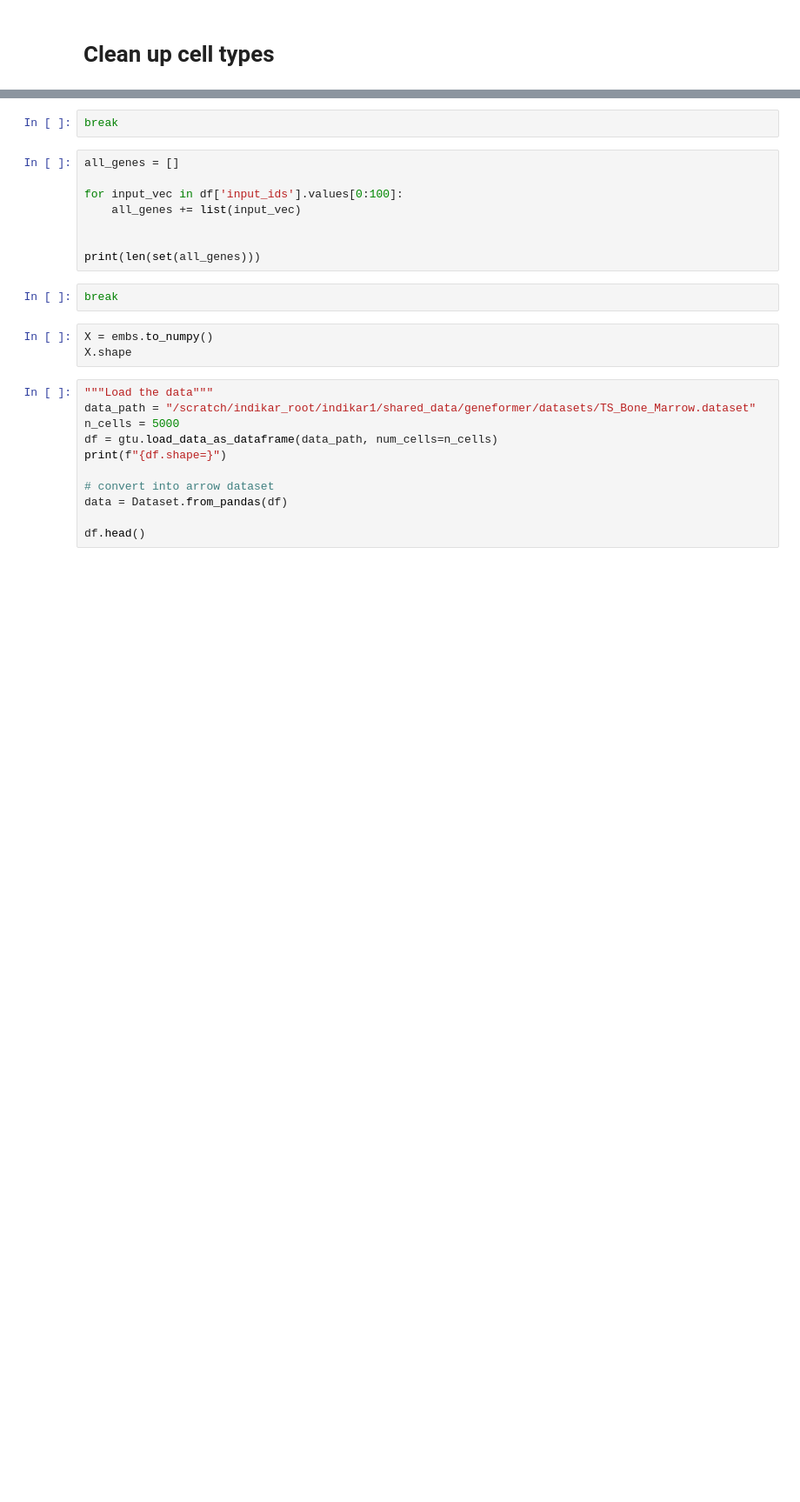
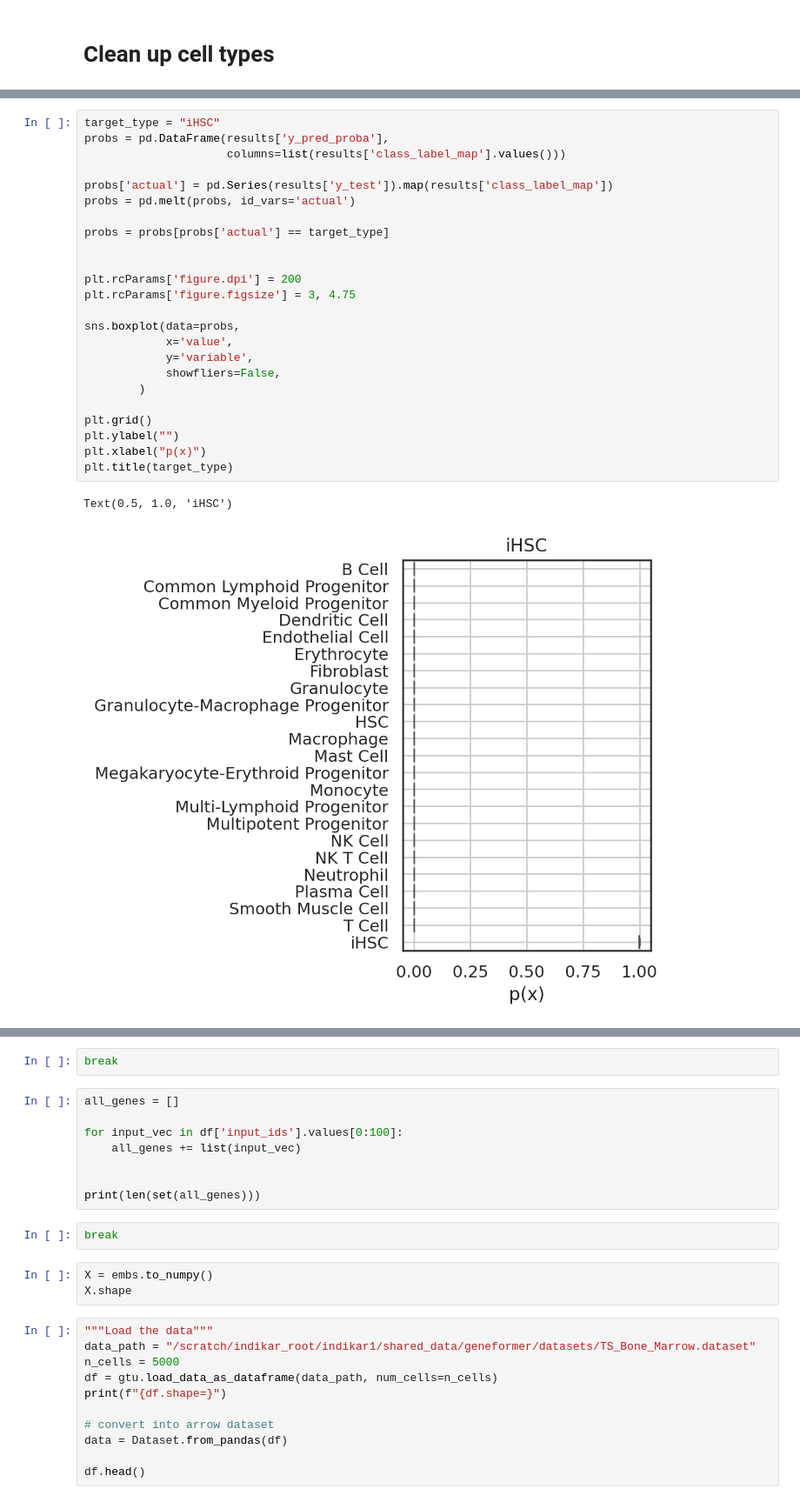
Before and after one commit to CooperStansbury/geneformer_dev, a Jupyter notebook: notebooks/iHSC/iHSC.ipynb, the cells around one changed output, grey strips where cells are left out. Shown at 87% size. Cells and saved outputs as stored; diff of their text form; blank space fills up the shorter version.

```diff
--- a/notebooks/iHSC/iHSC.ipynb
+++ b/notebooks/iHSC/iHSC.ipynb
@@ -154,0 +352,27 @@ SyntaxError: 'break' outside loop (668683560.py, line 1)
+# %%
+target_type = "iHSC"
+probs = pd.DataFrame(results['y_pred_proba'],
+                     columns=list(results['class_label_map'].values()))
+
+probs['actual'] = pd.Series(results['y_test']).map(results['class_label_map'])
+probs = pd.melt(probs, id_vars='actual')
+
+probs = probs[probs['actual'] == target_type]
+
+
+plt.rcParams['figure.dpi'] = 200
+plt.rcParams['figure.figsize'] = 3, 4.75
+
+sns.boxplot(data=probs,
+            x='value',
+            y='variable',
+            showfliers=False,
+        )
+
+plt.grid()
+plt.ylabel("")
+plt.xlabel("p(x)")
+plt.title(target_type)
+# %% [output]
+Text(0.5, 1.0, 'iHSC')
+[figure, added]
```
Also changed, not shown: parts of 14 cells of this notebook, 6 other files.
